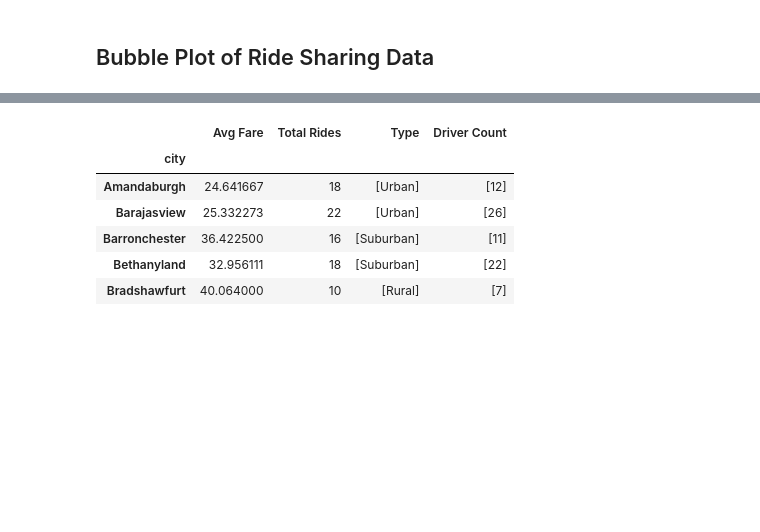
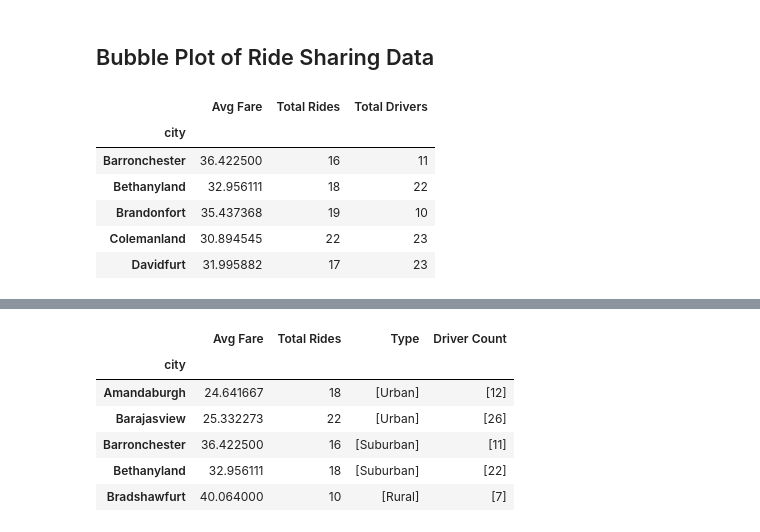
Before and after one commit to Omar-Castillo/Homework, a Jupyter notebook: Matplotlib/Pyber/pyber_OC_hw.ipynb, the cells around one changed output, grey strips where cells are left out. Drawn from its saved outputs; the diff is of its cells as text; code cells hidden in the pictures; blank space fills up the shorter version.

```diff
--- a/Matplotlib/Pyber/pyber_OC_hw.ipynb
+++ b/Matplotlib/Pyber/pyber_OC_hw.ipynb
@@ -59,3 +60,44 @@ merged_data.head()
 | 4 | Richardfort | 38 | Urban | 2018-04-17 02:26:37 | 23.00 | 720020655850 |
 # %% [markdown]
 ## Bubble Plot of Ride Sharing Data
+# %%
+#urban new method
+urban = merged_data[merged_data["type"] == "Urban"]
+
+urban_cities = pd.DataFrame({"Avg Fare":urban.groupby("city")["fare"].mean(),
+                          "Total Rides": urban.groupby("city")["ride_id"].count(),
+                         "Total Drivers": urban.groupby("city")["driver_count"].mean()})
+
+urban_cities.head()
+
+#Rural Cities filter
+rural = merged_data[merged_data["type"] == "Rural"]
+
+rural_cities = pd.DataFrame({"Avg Fare":rural.groupby("city")["fare"].mean(),
+                          "Total Rides": rural.groupby("city")["ride_id"].count(),
+                         "Total Drivers": rural.groupby("city")["driver_count"].mean()})
+
+rural_cities.head()
+#Suburban Cities
+
+suburban = merged_data[merged_data["type"] == "Suburban"]
+
+suburban_cities = pd.DataFrame({"Avg Fare":suburban.groupby("city")["fare"].mean(),
+                          "Total Rides": suburban.groupby("city")["ride_id"].count(),
+                         "Total Drivers": suburban.groupby("city")["driver_count"].mean()})
+
+suburban_cities.head()
+#city_data = pd.DataFrame({"Avg Fare":new_group["fare"].mean(),
+                          #"Total Rides": new_group["ride_id"].count(),
+                         #"Total Drivers": new_group["driver_count"].mean()})
+
+
+#city_data.head()
+# %% [output]
+|  | Avg Fare | Total Rides | Total Drivers |
+| city |  |  |  |
+| Barronchester | 36.422500 | 16 | 11 |
+| Bethanyland | 32.956111 | 18 | 22 |
+| Brandonfort | 35.437368 | 19 | 10 |
+| Colemanland | 30.894545 | 22 | 23 |
+| Davidfurt | 31.995882 | 17 | 23 |
```
Also changed, not shown: parts of 4 cells of this notebook.
